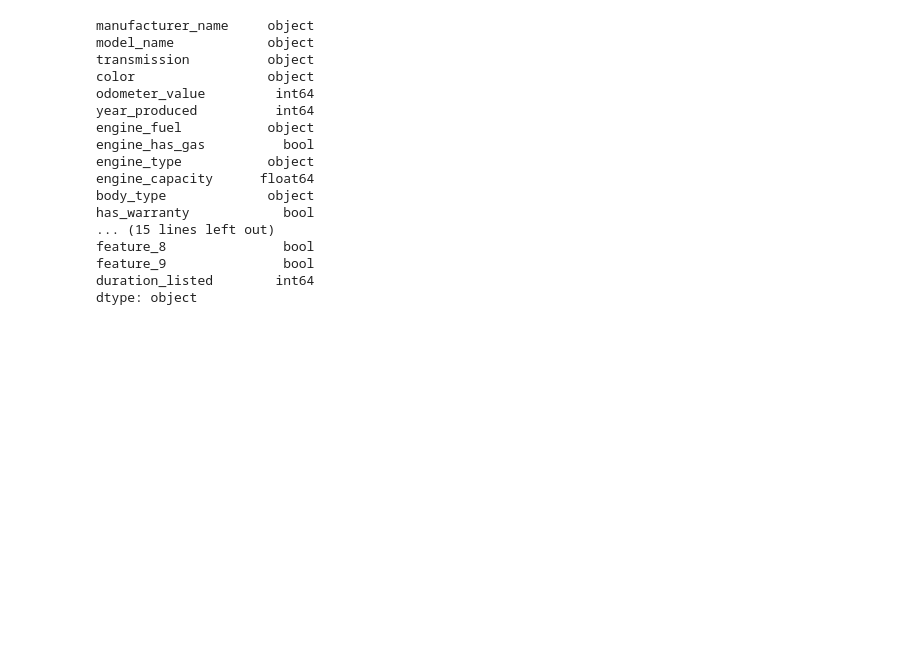
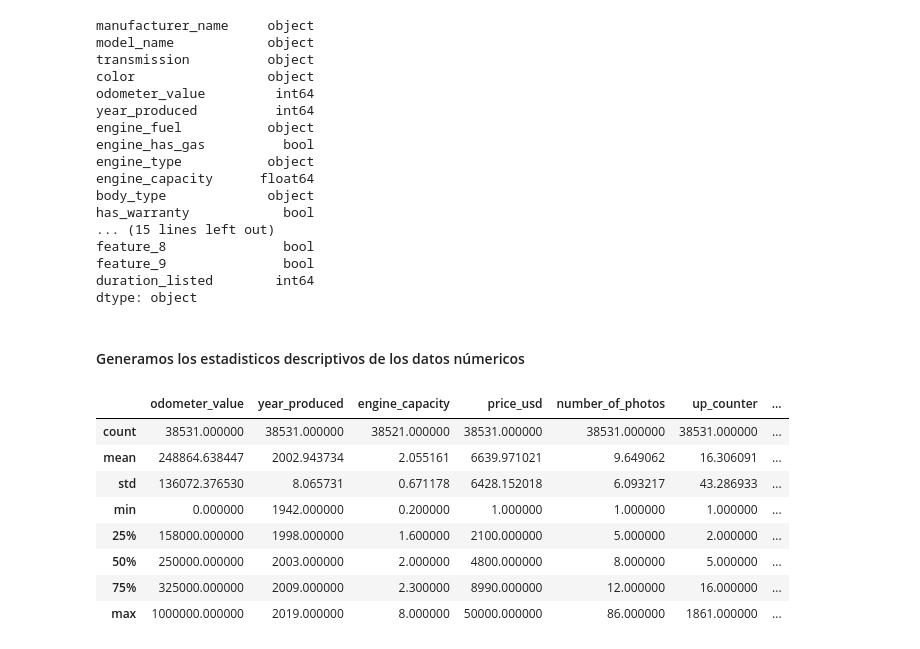
Before and after one commit to Jeison68/CarsProject, a Jupyter notebook: tipo_datos.ipynb, the cells around one changed output. Saved outputs shown, nothing was run; the diff lists cells and outputs as text; code cells hidden in the pictures; blank space fills up the shorter version.

Commit message:
Se realizan estadisticos descriptivos

```diff
--- a/tipo_datos.ipynb
+++ b/tipo_datos.ipynb
@@ -38,3 +39,17 @@ feature_8               bool
 feature_9               bool
 duration_listed        int64
 dtype: object
+# %% [markdown]
+#### Generamos los estadisticos descriptivos de los datos númericos
+# %%
+df.describe()
+# %% [output]
+|  | odometer_value | year_produced | engine_capacity | price_usd | number_of_photos | up_counter | ... |
+| count | 38531.000000 | 38531.000000 | 38521.000000 | 38531.000000 | 38531.000000 | 38531.000000 | ... |
+| mean | 248864.638447 | 2002.943734 | 2.055161 | 6639.971021 | 9.649062 | 16.306091 | ... |
+| std | 136072.376530 | 8.065731 | 0.671178 | 6428.152018 | 6.093217 | 43.286933 | ... |
+| min | 0.000000 | 1942.000000 | 0.200000 | 1.000000 | 1.000000 | 1.000000 | ... |
+| 25% | 158000.000000 | 1998.000000 | 1.600000 | 2100.000000 | 5.000000 | 2.000000 | ... |
+| 50% | 250000.000000 | 2003.000000 | 2.000000 | 4800.000000 | 8.000000 | 5.000000 | ... |
+| 75% | 325000.000000 | 2009.000000 | 2.300000 | 8990.000000 | 12.000000 | 16.000000 | ... |
+| max | 1000000.000000 | 2019.000000 | 8.000000 | 50000.000000 | 86.000000 | 1861.000000 | ... |
```
Also changed, not shown: parts of 11 cells of this notebook.
